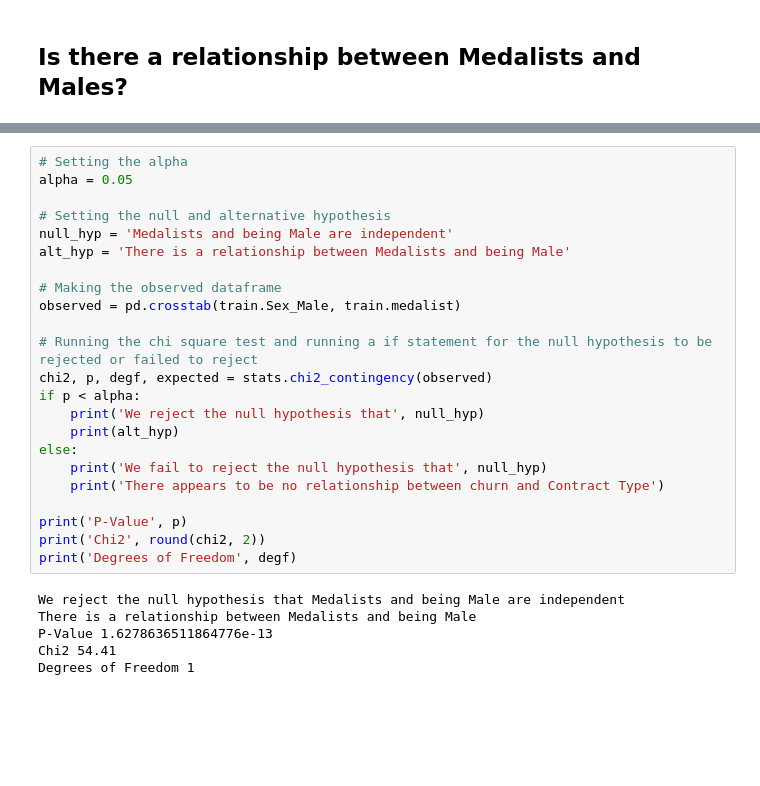
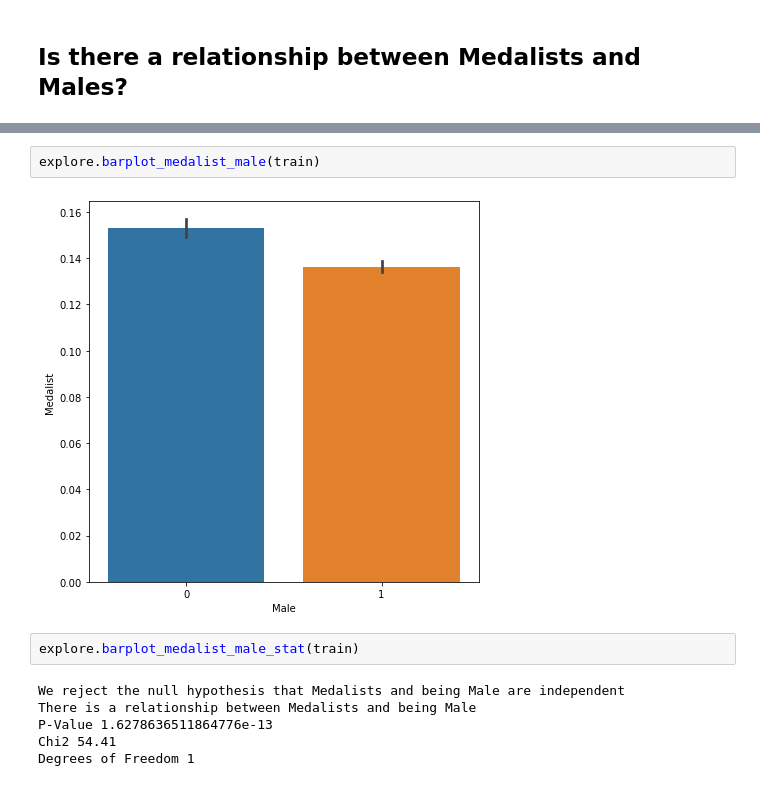
Before and after one commit to michael-haerle/olympic_dataset, a Jupyter notebook: final_notebook.ipynb, the cells around one changed output, grey strips where cells are left out. Cells and saved outputs as stored; diff of their text form; blank space fills up the shorter version.

Commit message:
added new function from explore file

```diff
--- a/final_notebook.ipynb
+++ b/final_notebook.ipynb
@@ -129,29 +115,12 @@ plt.show()
-# %%
-# Setting the alpha
-alpha = 0.05
-
-# Setting the null and alternative hypothesis
-null_hyp = 'Medalists and being Male are independent'
-alt_hyp = 'There is a relationship between Medalists and being Male'
-
-# Making the observed dataframe
-observed = pd.crosstab(train.Sex_Male, train.medalist)
-
-# Running the chi square test and running a if statement for the null hypothesis to be rejected or failed to reject
-chi2, p, degf, expected = stats.chi2_contingency(observed)
-if p < alpha:
-    print('We reject the null hypothesis that', null_hyp)
-    print(alt_hyp)
-else:
-    print('We fail to reject the null hypothesis that', null_hyp)
-    print('There appears to be no relationship between churn and Contract Type')
-
-print('P-Value', p)
-print('Chi2', round(chi2, 2))
-print('Degrees of Freedom', degf)
-# %% [output]
-We reject the null hypothesis that Medalists and being Male are independent
-There is a relationship between Medalists and being Male
-P-Value 1.6278636511864776e-13
-Chi2 54.41
-Degrees of Freedom 1
+# %%
+explore.barplot_medalist_male(train)
+# %% [output]
+[figure, added]
+# %%
+explore.barplot_medalist_male_stat(train)
+# %% [output]
+We reject the null hypothesis that Medalists and being Male are independent
+There is a relationship between Medalists and being Male
+P-Value 1.6278636511864776e-13
+Chi2 54.41
+Degrees of Freedom 1
```
Also changed, not shown: parts of 1 cell of this notebook.
